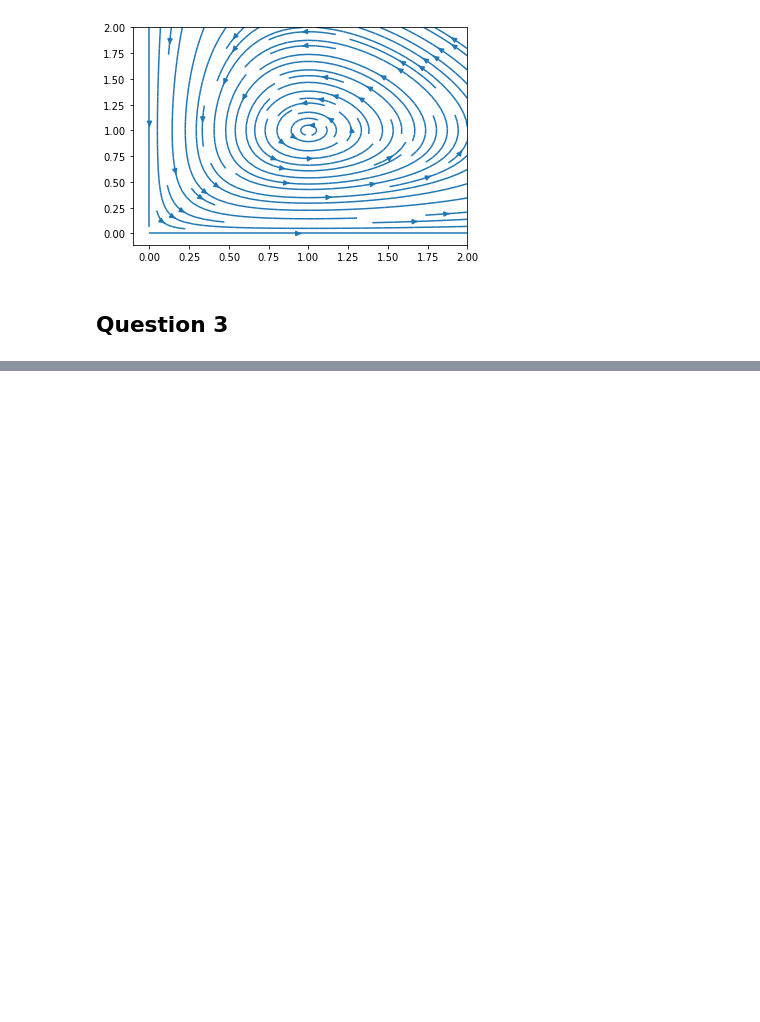
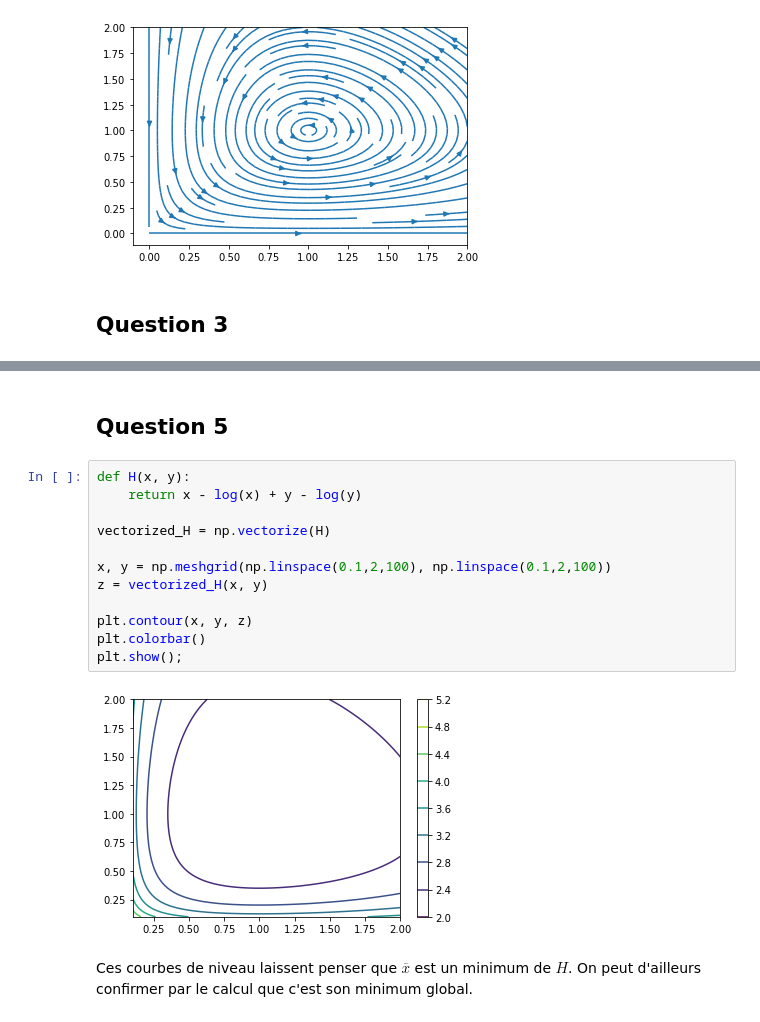
Before and after one commit to MaximeSTUDTER/equadiff, a Jupyter notebook: projet-equadiff.ipynb, the cells around one changed output, grey strips where cells are left out. Cells and saved outputs as stored; diff of their text form; blank space fills up the shorter version.

Commit message:
Questions 4 et 5

```diff
--- a/projet-equadiff.ipynb
+++ b/projet-equadiff.ipynb
@@ -72,0 +80,18 @@ Cette fonction existe et est continue par rapport à $t$ et à $x$, donc le thé
+# %% [markdown]
+## Question 5
+# %%
+def H(x, y):
+    return x - log(x) + y - log(y)
+
+vectorized_H = np.vectorize(H)
+
+x, y = np.meshgrid(np.linspace(0.1,2,100), np.linspace(0.1,2,100))
+z = vectorized_H(x, y)
+
+plt.contour(x, y, z)
+plt.colorbar()
+plt.show();
+# %% [output]
+[figure, added]
+# %% [markdown]
+Ces courbes de niveau laissent penser que $\overline{x}$ est un minimum de $H$. On peut d'ailleurs confirmer par le calcul que c'est son minimum global.
```
Also changed, not shown: parts of 4 cells of this notebook.
